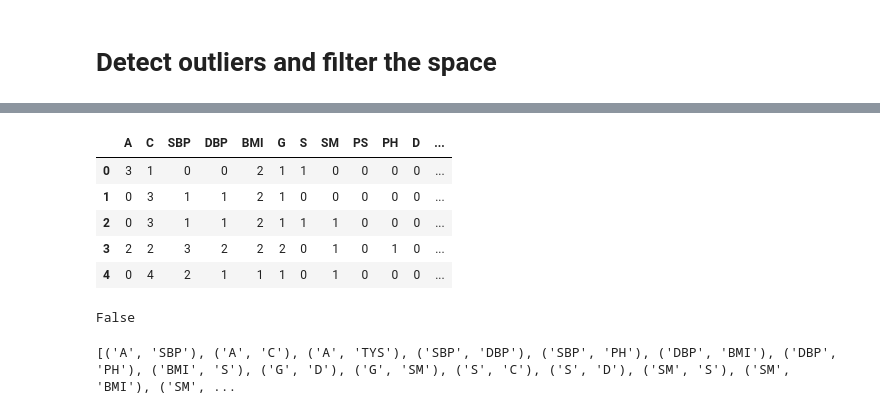
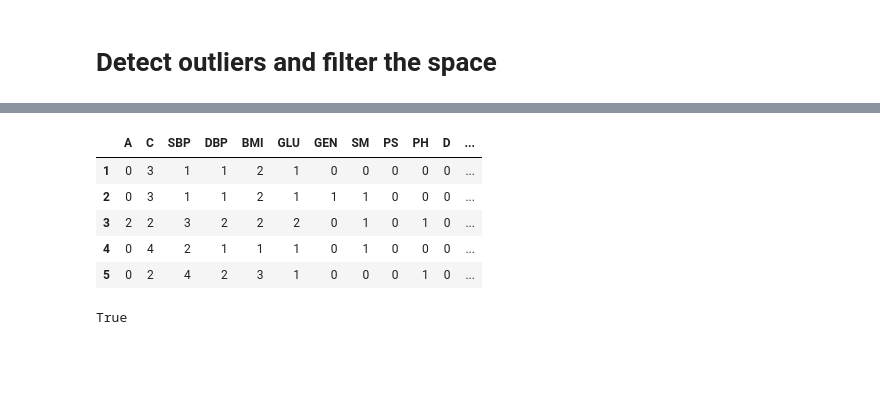
Before and after one commit to TarMatt/Coronary_disease, a Jupyter notebook: uni_project.ipynb, the cells around one changed output, grey strips where cells are left out. Saved outputs shown, nothing was run; the diff lists cells and outputs as text; code cells hidden in the pictures; blank space fills up the shorter version.

```diff
--- a/uni_project.ipynb
+++ b/uni_project.ipynb
@@ -75,5 +96,2 @@ plt.show()
 # %%
 continuous_data_cl = continuous_data.dropna()
-# %%
-continuous_data_cl.loc[:,'age'] = continuous_data_cl['age'].where((continuous_data_cl['age'] >= 40) & (continuous_data_cl['age'] <= 65))
-continuous_data_cl.loc[:,'age'] = pd.cut(continuous_data_cl.age,bins=[40,49,59,65],labels=[0,1,2],ordered=False).astype(float)
@@ -101,52 +123,46 @@ plt.show()
 # %%
-import pandas as pd
-discr_labels_5 = ['0','1','2','3','4']
-discr_labels_4 = ['0','1','2','3']
-#continuous_data_cl.loc[:,'cigsPerDay'] = pd.cut(continuous_data_cl.cigsPerDay,bins=[-1,0,10,20,30],labels=discr_labels_4,ordered=False).astype(float)
-continuous_data_cl.loc[:,'totChol'] = pd.cut(continuous_data_cl.totChol,bins=[0,159,199,239,279,500],labels=discr_labels_5,ordered=False).astype(float)
-continuous_data_cl.loc[:,'sysBP'] = pd.cut(continuous_data_cl.sysBP,bins=[0,119,129,139,159,500],labels=discr_labels_5,ordered=False).astype(float)
-continuous_data_cl.loc[:,'diaBP'] = pd.cut(continuous_data_cl.diaBP,bins=[0,79,89,119,float('inf')],labels = discr_labels_4,ordered=False).astype(float)
-continuous_data_cl.loc[:,'BMI'] = pd.cut(continuous_data_cl.BMI,bins=[0,18.5,24.9,29.9,34.9,float('inf')],labels=discr_labels_5,ordered=False).astype(float)
-#continuous_data_cl.loc[:,'heartRate'] = pd.cut(continuous_data_cl.heartRate,bins=[0,59,99,float('inf')],labels = [0,1,2],ordered=False).astype(float)
-continuous_data_cl.loc[:,'glucose'] = pd.cut(continuous_data_cl.glucose,bins=[0,69,99,125,float('inf')],labels=discr_labels_4,ordered=False).astype(float)
+# Age
+continuous_data_cl = continuous_data_cl[(continuous_data_cl['age'] >= 40) & (continuous_data_cl['age'] <= 65)]
+continuous_data_cl.loc[:,'age'] = pd.cut(continuous_data_cl.age,bins=[39,49,59,70],labels=[0,1,2],ordered=False).astype(int)
+# Cholesterol-level
+continuous_data_cl = continuous_data_cl[(continuous_data_cl['totChol'] >= 50) & (continuous_data_cl['totChol'] <= 500)]
+continuous_data_cl.loc[:,'totChol'] = pd.cut(continuous_data_cl.totChol,bins=[49,159,199,239,279,510],labels=[0,1,2,3,4],ordered=False).astype(int)
+# Systolic-Pressure
+continuous_data_cl = continuous_data_cl[(continuous_data_cl['sysBP'] <= 250)]
+continuous_data_cl.loc[:,'sysBP'] = pd.cut(continuous_data_cl.sysBP,bins=[80,119,129,139,159,255],labels=[0,1,2,3,4],ordered=False).astype(int)
+# Diastolic-Pressure
+continuous_data_cl = continuous_data_cl[(continuous_data_cl['sysBP'] <= 140)]
+continuous_data_cl.loc[:,'diaBP'] = pd.cut(continuous_data_cl.diaBP,bins=[45,79,89,119,145],labels=[0,1,2,3],ordered=False).astype(int)
+# Body Mass Index
+continuous_data_cl = continuous_data_cl[(continuous_data_cl['BMI'] <= 50)]
+continuous_data_cl.loc[:,'BMI'] = pd.cut(continuous_data_cl.BMI,bins=[15.,18.5,24.9,29.9,34.9,50],labels=[0,1,2,3,4],ordered=False).astype(int)
+# Glucose level
+continuous_data_cl = continuous_data_cl[(continuous_data_cl['glucose'] <= 150)]
+continuous_data_cl.loc[:,'glucose'] = pd.cut(continuous_data_cl.glucose,bins=[35,69,99,125,155],labels=[0,1,2,3],ordered=False).astype(int)
+
 
 continuous_data_cl = continuous_data_cl.astype('str')
 # %%
-continuous_data_cl.columns=['A','C','SBP','DBP','BMI','G']
-discrete_data.columns = ['S','SM','PS','PH','D','TYS']
+continuous_data_cl.columns=['A','C','SBP','DBP','BMI','GLU']
+discrete_data.columns = ['GEN','SM','PS','PH','D','TYS']
 
 dataset = pd.concat([continuous_data_cl,discrete_data],axis=1)
 
 encoder = LabelEncoder()
 
 for col in dataset.columns :
     dataset[col] = encoder.fit_transform(dataset[col])
 dataset.head()
 # %% [output]
-|  | A | C | SBP | DBP | BMI | G | S | SM | PS | PH | D | ... |
-| 0 | 3 | 1 | 0 | 0 | 2 | 1 | 1 | 0 | 0 | 0 | 0 | ... |
+|  | A | C | SBP | DBP | BMI | GLU | GEN | SM | PS | PH | D | ... |
 | 1 | 0 | 3 | 1 | 1 | 2 | 1 | 0 | 0 | 0 | 0 | 0 | ... |
 | 2 | 0 | 3 | 1 | 1 | 2 | 1 | 1 | 1 | 0 | 0 | 0 | ... |
 | 3 | 2 | 2 | 3 | 2 | 2 | 2 | 0 | 1 | 0 | 1 | 0 | ... |
 | 4 | 0 | 4 | 2 | 1 | 1 | 1 | 0 | 1 | 0 | 0 | 0 | ... |
+| 5 | 0 | 2 | 4 | 2 | 3 | 1 | 0 | 0 | 0 | 1 | 0 | ... |
 # %%
 from pgmpy.estimators.CITests import chi_square
 
-print(chi_square(X='A',Y='SM', Z=[] ,data=dataset, significance_level = 0.05))
+print(chi_square(X='D',Y='SBP', Z=['DBP','GLU'] ,data=dataset, significance_level = 0.05))
 # %% [output]
-False
+True
-# %%
-fixed_edges = [('A','BMI'),('G','BMI'),('S','BMI'),
-               ('A','C'),('A','G'),('BMI','G'),('BMI','C')]
-forbidden_edges= [(var,"A") for var in dataset.columns if var != "A"] + \
-                  [(var,"G") for var in dataset.columns if var != "G"] + \
-                      [(var,"SM") for var in dataset.columns if var != "G"]
-
-hill = HillClimbSearch(dataset)
-best_model = hill.estimate(scoring_method=AICScore(dataset),black_list=forbidden_edges)
-nodes = best_model.nodes()
-edges = best_model.edges()
-
-print(edges)
-# %% [output]
-[('A', 'SBP'), ('A', 'C'), ('A', 'TYS'), ('SBP', 'DBP'), ('SBP', 'PH'), ('DBP', 'BMI'), ('DBP', 'PH'), ('BMI', 'S'), ('G', 'D'), ('G', 'SM'), ('S', 'C'), ('S', 'D'), ('SM', 'S'), ('SM', 'BMI'), ('SM', ...
```
Also changed, not shown: parts of 10 cells of this notebook.
